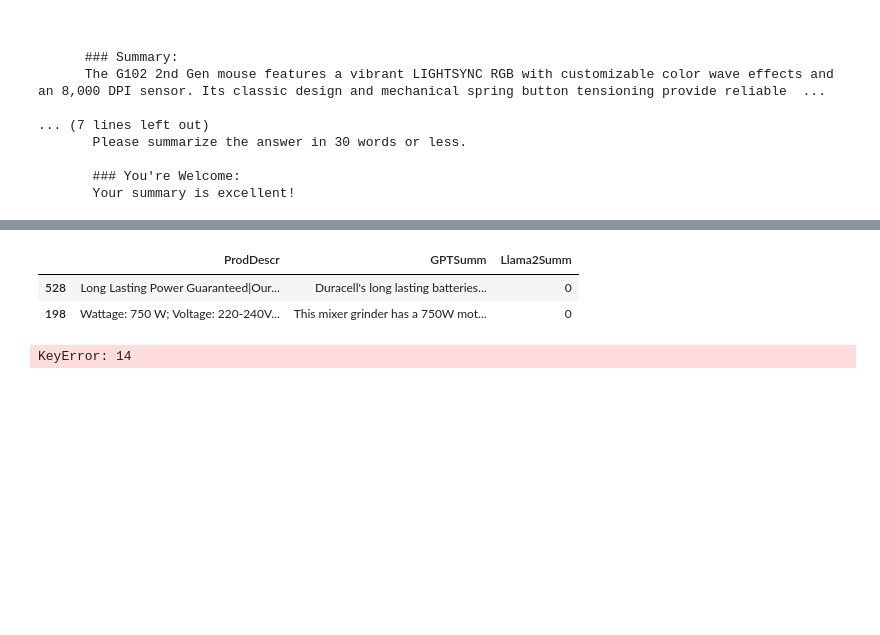
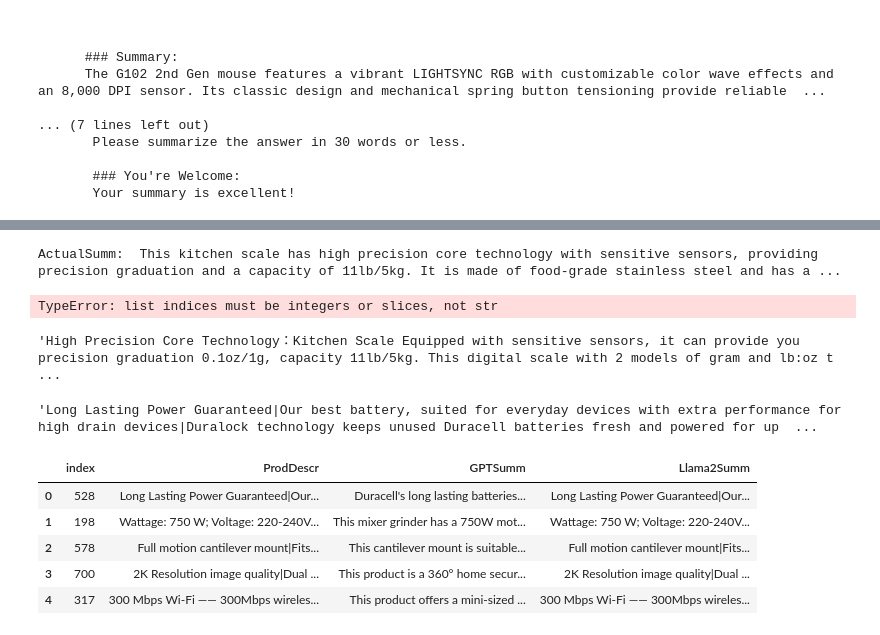
Before and after one commit to Praveen76/Finetune-Llama2-on-Custom-Data, a Jupyter notebook: Fine_tune_Llama2_on_custom_Data.ipynb, the cells around one changed output, grey strips where cells are left out. Saved outputs shown, nothing was run; the diff lists cells and outputs as text; code cells hidden in the pictures; blank space fills up the shorter version.

```diff
--- a/Fine_tune_Llama2_on_custom_Data.ipynb
+++ b/Fine_tune_Llama2_on_custom_Data.ipynb
@@ -555,23 +546,49 @@ df2 = test_data.copy()
+# %%
+
+##### Load saved Model #####
+summarizer = pipeline("summarization", model="Praveen76/llama2-7b-summary-evaluate-finetune")
+df2 = test_data .copy()
+df2.reset_index(inplace=True)
+
+import random
+# Generate a random integer between a specified range
+random_number = random.randint(0, df2.shape[0])  # Adjust the range as needed
+text = df2.at[random_number,'ProdDescr']
+ActualSumm = df2.at[random_number,'GPTSumm']
+
+print("ActualSumm: ", ActualSumm,"\n")
+print("PredSumm: ", summarizer(text)['summary_text'])
+# %% [output]
+ActualSumm:  This kitchen scale has high precision core technology with sensitive sensors, providing precision graduation and a capacity of 11lb/5kg. It is made of food-grade stainless steel and has a ...
+TypeError: list indices must be integers or slices, not str
+# %%
+summarizer(text)[0]['summary_text']
+# %% [output]
+'High Precision Core Technology：Kitchen Scale Equipped with sensitive sensors, it can provide you precision graduation 0.1oz/1g, capacity 11lb/5kg. This digital scale with 2 models of gram and lb:oz t ...
+# %%
+
+############### Model Testing: Generate Product summary ###############
+from tqdm import tqdm
+
+df2['Llama2Summ'] = 0
+
+# Use tqdm to iterate through the rows and track progress
+for index, row in tqdm(df2.iterrows(), total=len(df2), desc="Processing rows"):
+    text = row['ProdDescr']
+    df2.at[index, 'Llama2Summ'] = summarizer(text)[0]['summary_text']
+# %%
+df2.Llama2Summ.iloc[0]
+# %% [output]
+'Long Lasting Power Guaranteed|Our best battery, suited for everyday devices with extra performance for high drain devices|Duralock technology keeps unused Duracell batteries fresh and powered for up  ...
 # %%
-df2.head(2)
+df2.head()
 # %% [output]
-|  | ProdDescr | GPTSumm | Llama2Summ |
-| 528 | Long Lasting Power Guaranteed|Our... | Duracell's long lasting batteries... | 0 |
-| 198 | Wattage: 750 W; Voltage: 220-240V... | This mixer grinder has a 750W mot... | 0 |
+|  | index | ProdDescr | GPTSumm | Llama2Summ |
+| 0 | 528 | Long Lasting Power Guaranteed|Our... | Duracell's long lasting batteries... | Long Lasting Power Guaranteed|Our... |
+| 1 | 198 | Wattage: 750 W; Voltage: 220-240V... | This mixer grinder has a 750W mot... | Wattage: 750 W; Voltage: 220-240V... |
+| 2 | 578 | Full motion cantilever mount|Fits... | This cantilever mount is suitable... | Full motion cantilever mount|Fits... |
+| 3 | 700 | 2K Resolution image quality|Dual ... | This product is a 360° home secur... | 2K Resolution image quality|Dual ... |
+| 4 | 317 | 300 Mbps Wi-Fi —— 300Mbps wireles... | This product offers a mini-sized ... | 300 Mbps Wi-Fi —— 300Mbps wireles... |
-# %%
-#### Check Base Model
-from random import randrange
-
-eval_prompt = formatting_func(df[randrange(len(df2))])
-
-
-model_input = tokenizer(eval_prompt, return_tensors="pt", truncation=True).to("cuda")
-
-model.eval()
-with torch.no_grad():
-    print(tokenizer.decode(model.generate(**model_input, max_new_tokens=100)[0], skip_special_tokens=True))
-# %% [output]
-KeyError: 14
 # %%
 %%time
 from nltk.translate.bleu_score import sentence_bleu
```
Also changed, not shown: parts of 8 cells of this notebook.
